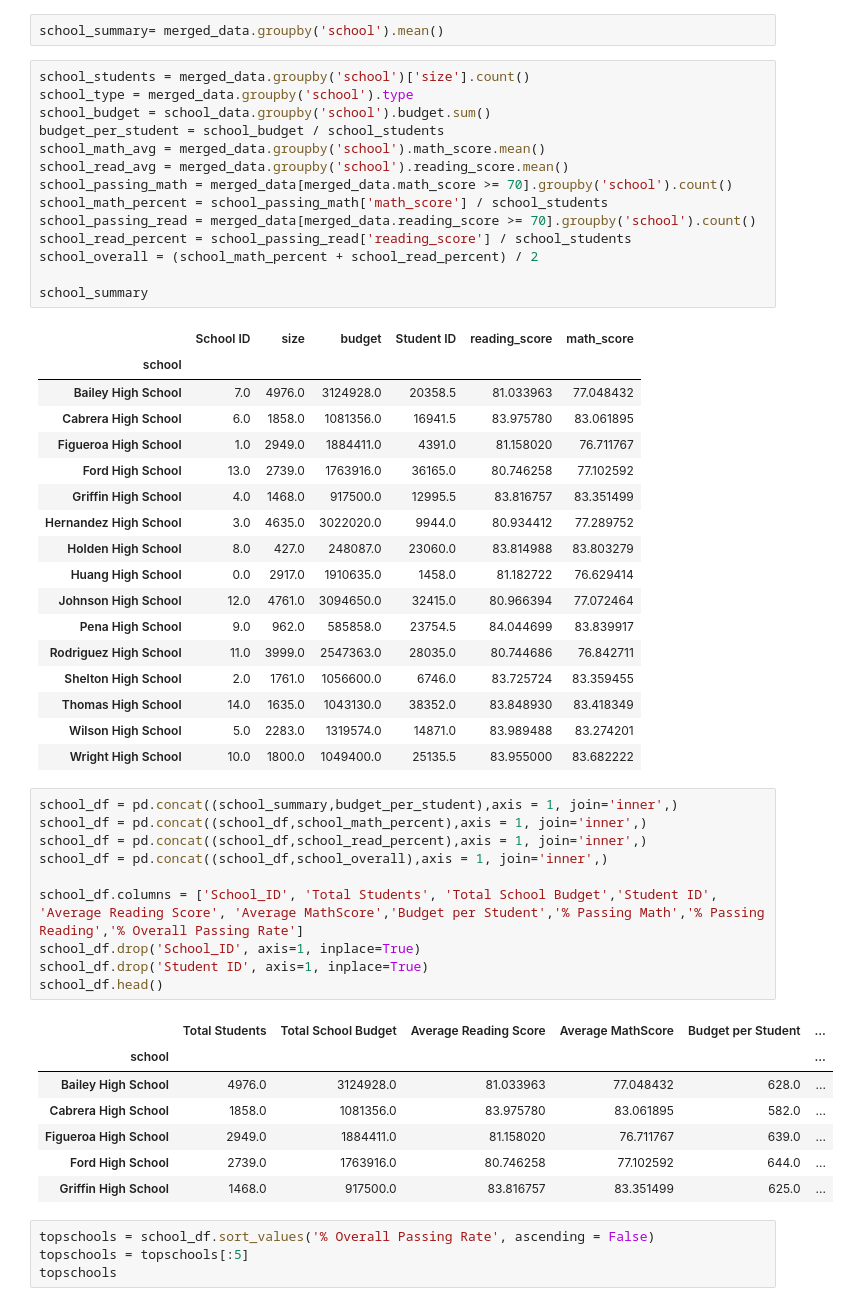
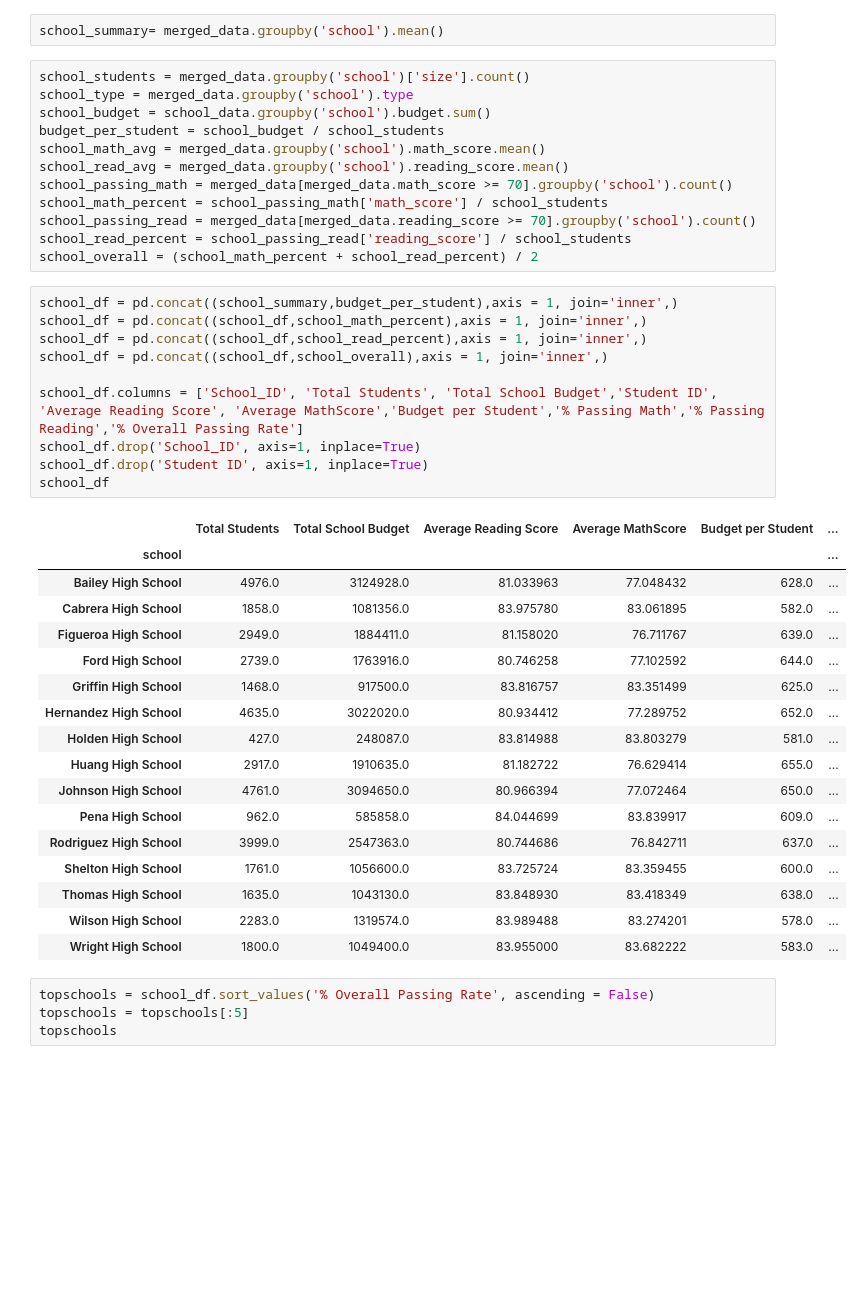
Before and after one commit to kyjohnson92/GW-Date-Science-, a Jupyter notebook: homework/week4/Homework 4 - Academy of Py-Kyle.ipynb, the cells around one changed output. Cells and saved outputs as stored; diff of their text form; blank space fills up the shorter version.

```diff
--- a/homework/week4/Homework 4 - Academy of Py-Kyle.ipynb
+++ b/homework/week4/Homework 4 - Academy of Py-Kyle.ipynb
@@ -52,44 +52,34 @@ school_math_percent = school_passing_math['math_score'] / school_students
 school_passing_read = merged_data[merged_data.reading_score >= 70].groupby('school').count()
 school_read_percent = school_passing_read['reading_score'] / school_students
 school_overall = (school_math_percent + school_read_percent) / 2
-
-school_summary
-# %% [output]
-|  | School ID | size | budget | Student ID | reading_score | math_score |
-| school |  |  |  |  |  |  |
-| Bailey High School | 7.0 | 4976.0 | 3124928.0 | 20358.5 | 81.033963 | 77.048432 |
-| Cabrera High School | 6.0 | 1858.0 | 1081356.0 | 16941.5 | 83.975780 | 83.061895 |
-| Figueroa High School | 1.0 | 2949.0 | 1884411.0 | 4391.0 | 81.158020 | 76.711767 |
-| Ford High School | 13.0 | 2739.0 | 1763916.0 | 36165.0 | 80.746258 | 77.102592 |
-| Griffin High School | 4.0 | 1468.0 | 917500.0 | 12995.5 | 83.816757 | 83.351499 |
-| Hernandez High School | 3.0 | 4635.0 | 3022020.0 | 9944.0 | 80.934412 | 77.289752 |
-| Holden High School | 8.0 | 427.0 | 248087.0 | 23060.0 | 83.814988 | 83.803279 |
-| Huang High School | 0.0 | 2917.0 | 1910635.0 | 1458.0 | 81.182722 | 76.629414 |
-| Johnson High School | 12.0 | 4761.0 | 3094650.0 | 32415.0 | 80.966394 | 77.072464 |
-| Pena High School | 9.0 | 962.0 | 585858.0 | 23754.5 | 84.044699 | 83.839917 |
-| Rodriguez High School | 11.0 | 3999.0 | 2547363.0 | 28035.0 | 80.744686 | 76.842711 |
-| Shelton High School | 2.0 | 1761.0 | 1056600.0 | 6746.0 | 83.725724 | 83.359455 |
-| Thomas High School | 14.0 | 1635.0 | 1043130.0 | 38352.0 | 83.848930 | 83.418349 |
-| Wilson High School | 5.0 | 2283.0 | 1319574.0 | 14871.0 | 83.989488 | 83.274201 |
-| Wright High School | 10.0 | 1800.0 | 1049400.0 | 25135.5 | 83.955000 | 83.682222 |
 # %%
 school_df = pd.concat((school_summary,budget_per_student),axis = 1, join='inner',)
 school_df = pd.concat((school_df,school_math_percent),axis = 1, join='inner',)
 school_df = pd.concat((school_df,school_read_percent),axis = 1, join='inner',)
 school_df = pd.concat((school_df,school_overall),axis = 1, join='inner',)
 
 school_df.columns = ['School_ID', 'Total Students', 'Total School Budget','Student ID', 'Average Reading Score', 'Average MathScore','Budget per Student','% Passing Math','% Passing Reading','% Overall Passing Rate']
 school_df.drop('School_ID', axis=1, inplace=True)
 school_df.drop('Student ID', axis=1, inplace=True)
-school_df.head()
+school_df
 # %% [output]
 |  | Total Students | Total School Budget | Average Reading Score | Average MathScore | Budget per Student | ... |
 | school |  |  |  |  |  | ... |
 | Bailey High School | 4976.0 | 3124928.0 | 81.033963 | 77.048432 | 628.0 | ... |
 | Cabrera High School | 1858.0 | 1081356.0 | 83.975780 | 83.061895 | 582.0 | ... |
 | Figueroa High School | 2949.0 | 1884411.0 | 81.158020 | 76.711767 | 639.0 | ... |
 | Ford High School | 2739.0 | 1763916.0 | 80.746258 | 77.102592 | 644.0 | ... |
 | Griffin High School | 1468.0 | 917500.0 | 83.816757 | 83.351499 | 625.0 | ... |
+| Hernandez High School | 4635.0 | 3022020.0 | 80.934412 | 77.289752 | 652.0 | ... |
+| Holden High School | 427.0 | 248087.0 | 83.814988 | 83.803279 | 581.0 | ... |
+| Huang High School | 2917.0 | 1910635.0 | 81.182722 | 76.629414 | 655.0 | ... |
+| Johnson High School | 4761.0 | 3094650.0 | 80.966394 | 77.072464 | 650.0 | ... |
+| Pena High School | 962.0 | 585858.0 | 84.044699 | 83.839917 | 609.0 | ... |
+| Rodriguez High School | 3999.0 | 2547363.0 | 80.744686 | 76.842711 | 637.0 | ... |
+| Shelton High School | 1761.0 | 1056600.0 | 83.725724 | 83.359455 | 600.0 | ... |
+| Thomas High School | 1635.0 | 1043130.0 | 83.848930 | 83.418349 | 638.0 | ... |
+| Wilson High School | 2283.0 | 1319574.0 | 83.989488 | 83.274201 | 578.0 | ... |
+| Wright High School | 1800.0 | 1049400.0 | 83.955000 | 83.682222 | 583.0 | ... |
 # %%
 topschools = school_df.sort_values('% Overall Passing Rate', ascending = False)
 topschools = topschools[:5]
```
Also changed, not shown: 1 other file.
